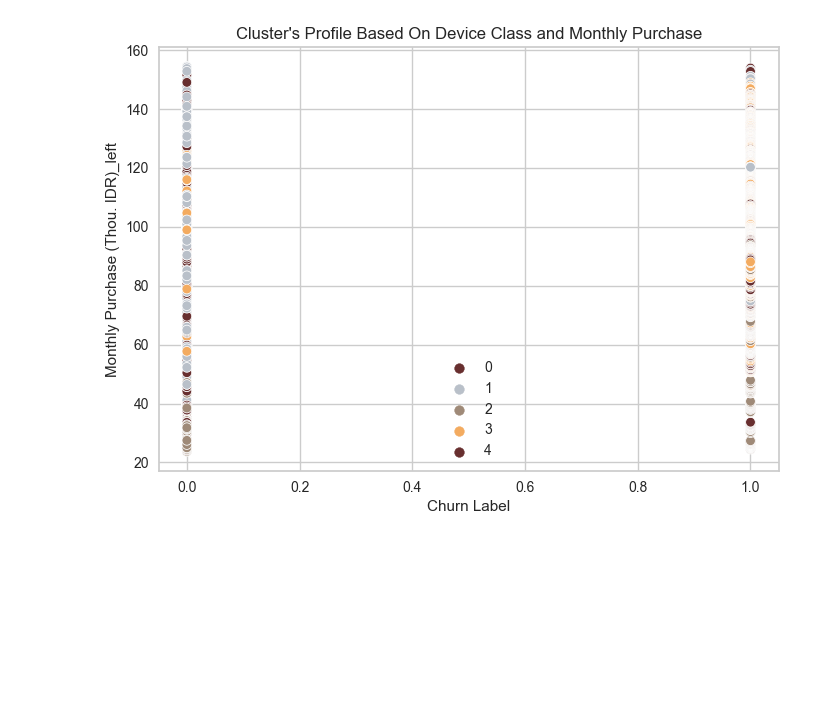
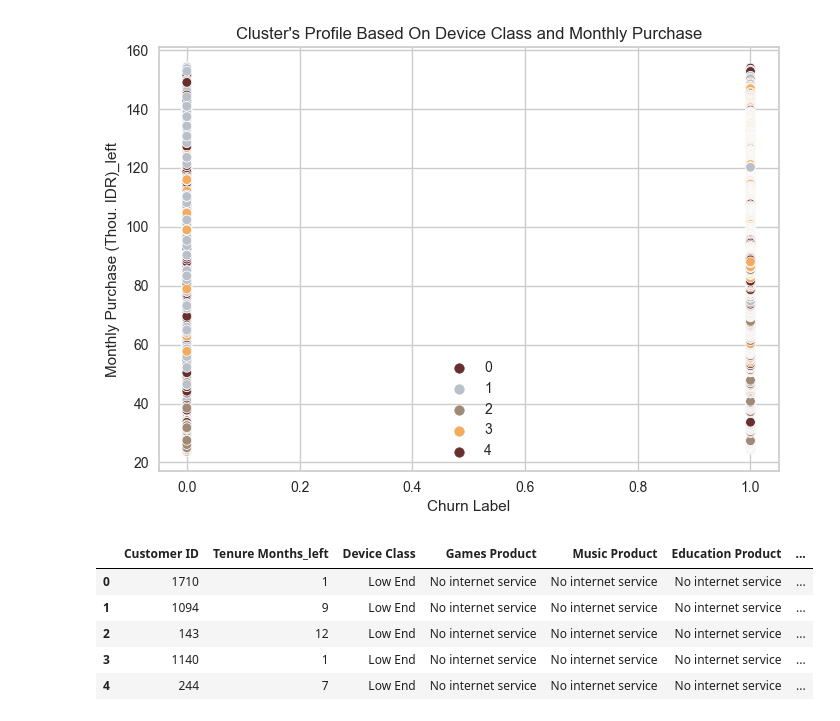
Before and after one commit to whisnumurtyga/dsw-second-guess, a Jupyter notebook: code/clustering.ipynb, the cells around one changed output. Saved outputs shown, nothing was run; the diff lists cells and outputs as text; code cells hidden in the pictures; blank space fills up the shorter version.

```diff
--- a/code/clustering.ipynb
+++ b/code/clustering.ipynb
@@ -163,7 +157,7 @@ map_dev = {
 
 map_prod = {
     'No internet service': 0,
-    'No': 0,
+    'No': 1,
     'Yes': 2,
 }
 
@@ -287,7 +281,7 @@ AC = AgglomerativeClustering(n_clusters=5)
 yhat_AC = AC.fit_predict(PCA_ds)
 PCA_ds["Clusters"] = yhat_AC
 #Adding the Clusters feature to the orignal dataframe.
-new_df["New Clusters"]= yhat_AC
+new_df["Clusters w/ PCA"]= yhat_AC
 # %% [output]
 A value is trying to be set on a copy of a slice from a DataFrame.
 Try using .loc[row_indexer,col_indexer] = value instead
@@ -354,3 +348,39 @@ plt.show()
 The palette list has fewer values (4) than needed (5) and will cycle, which may produce an uninterpretable plot.
   """Entry point for launching an IPython kernel.
 [figure]
+# %%
+#ordinal mapping
+revmap_dev = {
+    0: 'Low End',
+    1: 'Mid End',
+    2: 'High End',
+}
+
+revmap_prod = {
+    0: 'No internet service',
+    1: 'No',
+    2: 'Yes',
+}
+
+revmap_churn = {
+    0: 'No',
+    1: 'Yes',
+}
+# %%
+# Terapkan mapping ke kolom dataframe
+new_df['Device Class'] = new_df['Device Class'].map(revmap_dev)
+new_df['Churn Label'] = new_df['Churn Label'].map(revmap_churn)
+
+prod_cols = ['Games Product', 'Music Product', 'Education Product', 'Call Center', 'Video Product', 'Use MyApp']
+for col in prod_cols:
+    # Terapkan mapping ke kolom dataframe
+    new_df[col] = new_df[col].map(revmap_prod)
+
+new_df.head()
+# %% [output]
+|  | Customer ID | Tenure Months_left | Device Class | Games Product | Music Product | Education Product | ... |
+| 0 | 1710 | 1 | Low End | No internet service | No internet service | No internet service | ... |
+| 1 | 1094 | 9 | Low End | No internet service | No internet service | No internet service | ... |
+| 2 | 143 | 12 | Low End | No internet service | No internet service | No internet service | ... |
+| 3 | 1140 | 1 | Low End | No internet service | No internet service | No internet service | ... |
+| 4 | 244 | 7 | Low End | No internet service | No internet service | No internet service | ... |
```
Also changed, not shown: parts of 9 cells of this notebook.
